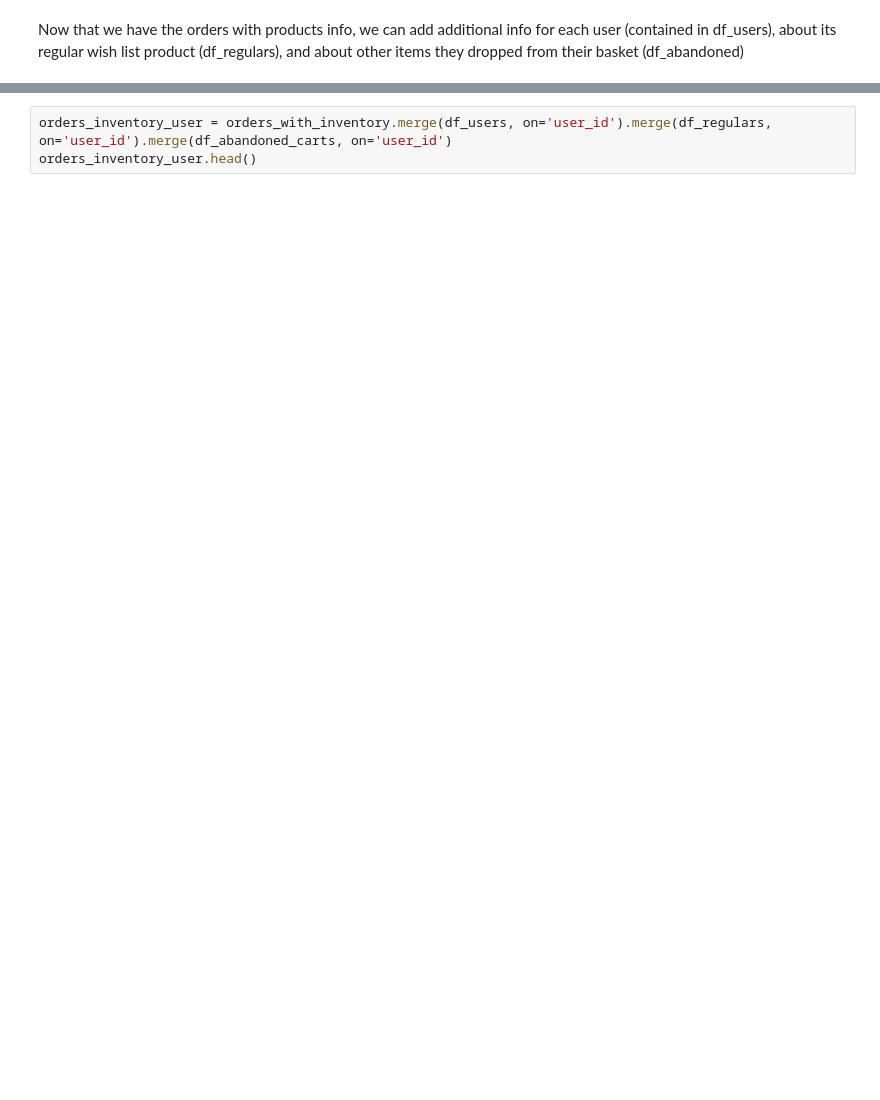
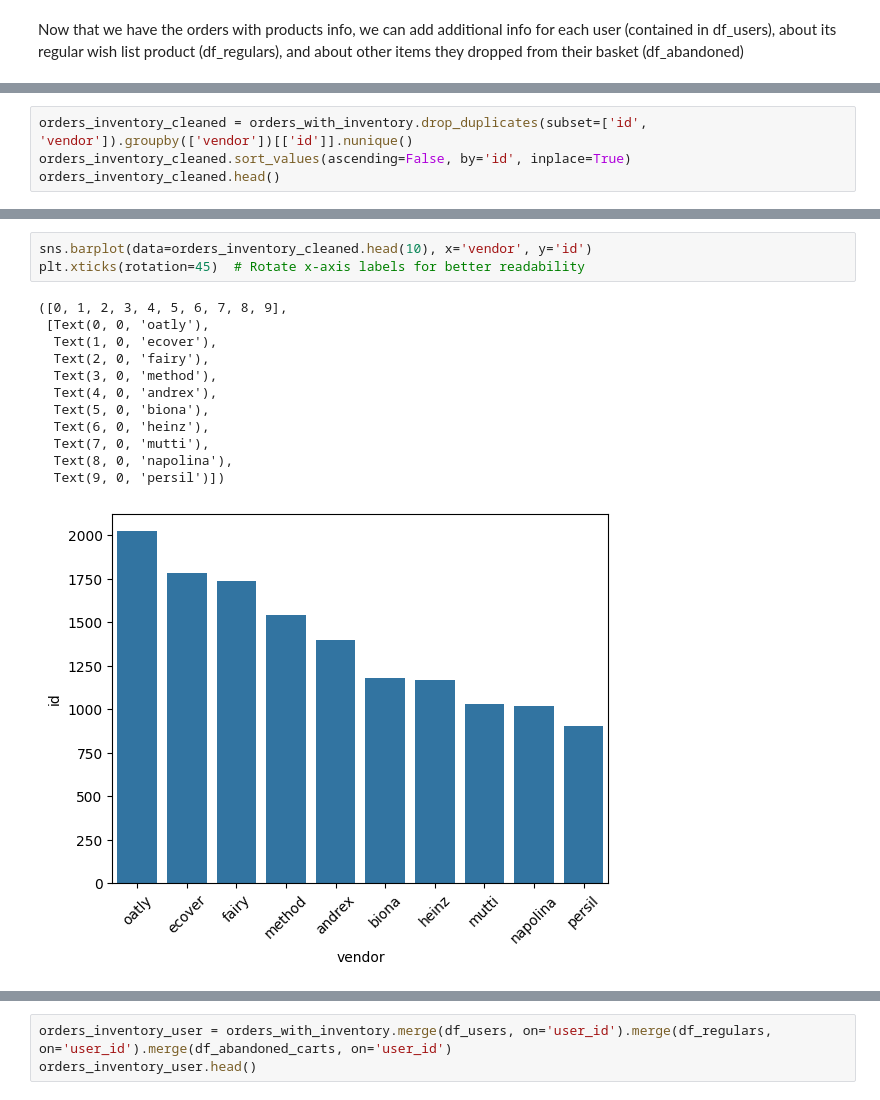
Before and after one commit to dan1dr/zrive-ds, a Jupyter notebook: src/module_2/module_2_part1.ipynb, the cells around one changed output, grey strips where cells are left out. Saved outputs shown, nothing was run; the diff lists cells and outputs as text; blank space fills up the shorter version.

```diff
--- a/src/module_2/module_2_part1.ipynb
+++ b/src/module_2/module_2_part1.ipynb
@@ -383,0 +398,4 @@ With inner join we currently obtain 3M rows (below showed)
+# %%
+orders_inventory_cleaned = orders_with_inventory.drop_duplicates(subset=['id', 'vendor']).groupby(['vendor'])[['id']].nunique()
+orders_inventory_cleaned.sort_values(ascending=False, by='id', inplace=True)
+orders_inventory_cleaned.head()
@@ -383,0 +410,16 @@ With inner join we currently obtain 3M rows (below showed)
+# %%
+sns.barplot(data=orders_inventory_cleaned.head(10), x='vendor', y='id')
+plt.xticks(rotation=45)  # Rotate x-axis labels for better readability
+# %% [output]
+([0, 1, 2, 3, 4, 5, 6, 7, 8, 9],
+ [Text(0, 0, 'oatly'),
+  Text(1, 0, 'ecover'),
+  Text(2, 0, 'fairy'),
+  Text(3, 0, 'method'),
+  Text(4, 0, 'andrex'),
+  Text(5, 0, 'biona'),
+  Text(6, 0, 'heinz'),
+  Text(7, 0, 'mutti'),
+  Text(8, 0, 'napolina'),
+  Text(9, 0, 'persil')])
+[figure, added]
```
Also changed, not shown: parts of 20 cells of this notebook, 2 other files.
